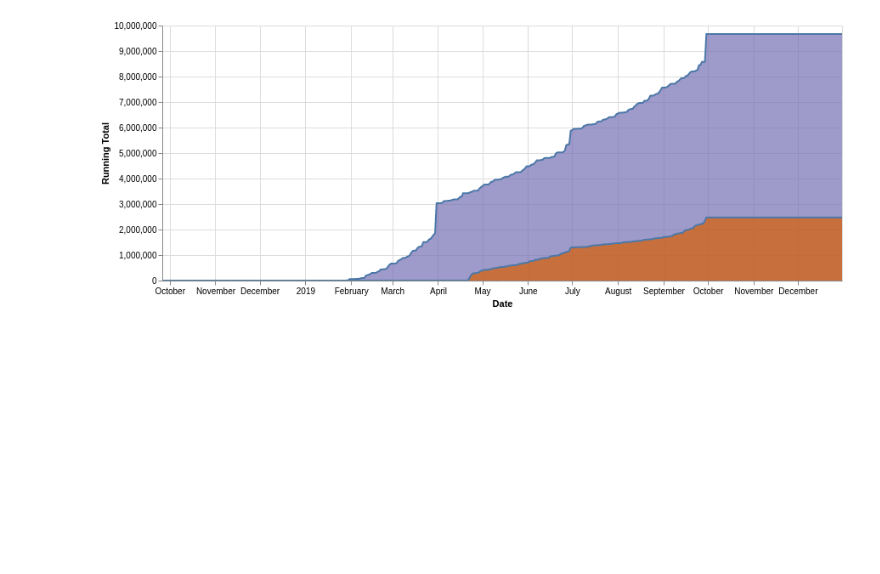
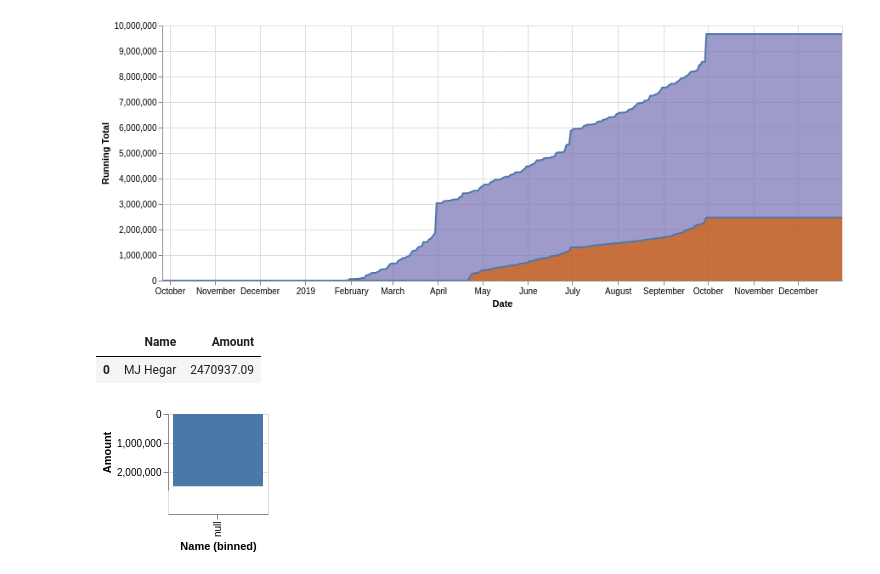
Before and after one commit to nemo-omen/tx-politics, a Jupyter notebook: ContsOverTime.ipynb, the cells around one changed output. Saved outputs shown, nothing was run; the diff lists cells and outputs as text; code cells hidden in the pictures; blank space fills up the shorter version.

```diff
--- a/ContsOverTime.ipynb
+++ b/ContsOverTime.ipynb
@@ -180,3 +188,20 @@ he_chart = alt.Chart(hegar, width=800).mark_area(
 co_chart + he_chart
 # %% [output]
 [figure]
+# %%
+hegar_sum = hegar['Running Total'].max()
+hegar_obj = {'Name':'MJ Hegar', 'Amount':hegar_sum}
+hegar_single_df = pd.DataFrame(hegar_obj, index=[0])
+hegar_single_df
+# %% [output]
+|  | Name | Amount |
+| 0 | MJ Hegar | 2470937.09 |
+# %%
+hegar_s_bar = alt.Chart(hegar_single_df, width=100, height=100).mark_bar().encode(
+    alt.Y('Amount:Q', scale=alt.Scale(range=[0,76])),
+    alt.X('Name:N', bin=alt.Bin(extent=[0, 2])),
+)
+
+hegar_s_bar
+# %% [output]
+[figure, added]
```
Also changed, not shown: parts of 2 cells of this notebook.
